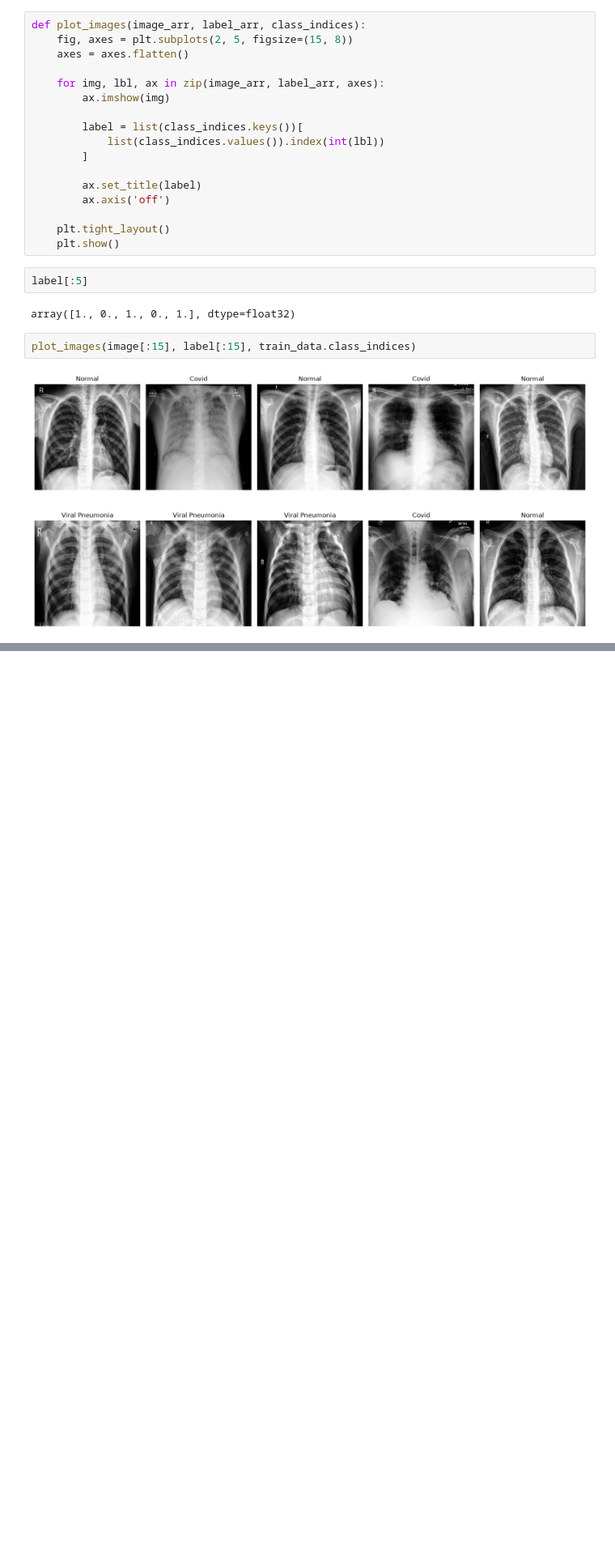
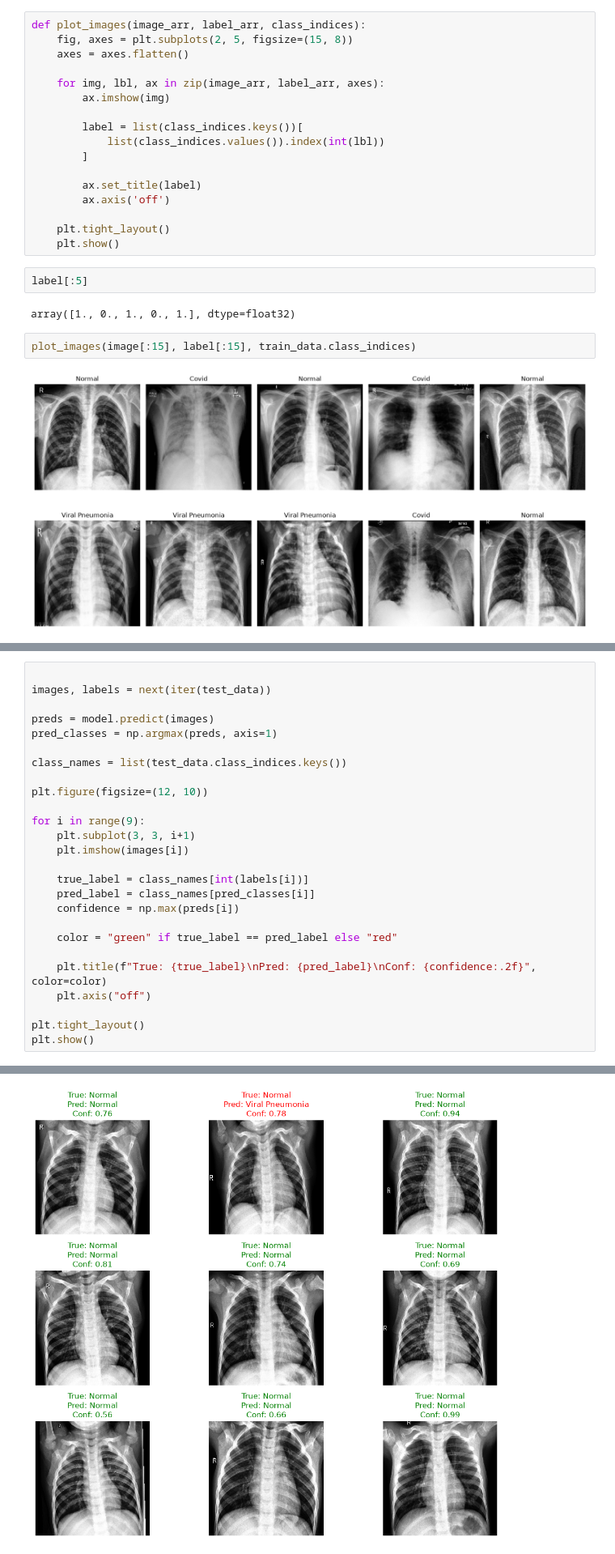
Before and after one commit to mariam-rgp/covid-Xray-finetuning, a Jupyter notebook: notebooks/eda.ipynb, the cells around one changed output, grey strips where cells are left out. Shown at 81% size. Saved outputs shown, nothing was run; the diff lists cells and outputs as text; blank space fills up the shorter version.

```diff
--- a/notebooks/eda.ipynb
+++ b/notebooks/eda.ipynb
@@ -180,0 +397,27 @@ plot_images(image[:15], label[:15], train_data.class_indices)
+# %%
+
+images, labels = next(iter(test_data))
+
+preds = model.predict(images)
+pred_classes = np.argmax(preds, axis=1)
+
+class_names = list(test_data.class_indices.keys())
+
+plt.figure(figsize=(12, 10))
+
+for i in range(9):
+    plt.subplot(3, 3, i+1)
+    plt.imshow(images[i])
+
+    true_label = class_names[int(labels[i])]
+    pred_label = class_names[pred_classes[i]]
+    confidence = np.max(preds[i])
+
+    color = "green" if true_label == pred_label else "red"
+
+    plt.title(f"True: {true_label}\nPred: {pred_label}\nConf: {confidence:.2f}", color=color)
+    plt.axis("off")
+
+plt.tight_layout()
+plt.show()
+# %% [output]
@@ -180,0 +425 @@ plot_images(image[:15], label[:15], train_data.class_indices)
+[figure, added]
```
Also changed, not shown: parts of 25 cells of this notebook, 2 other files.
